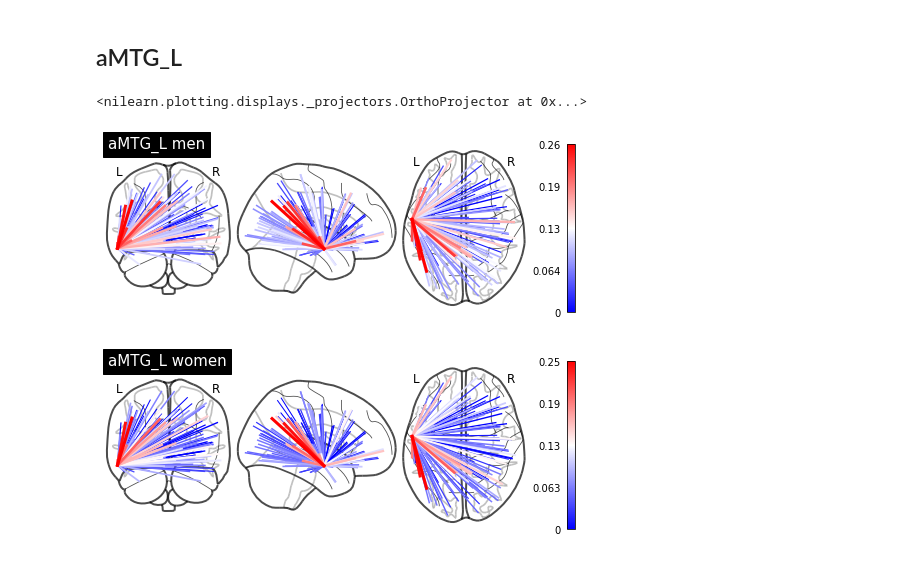
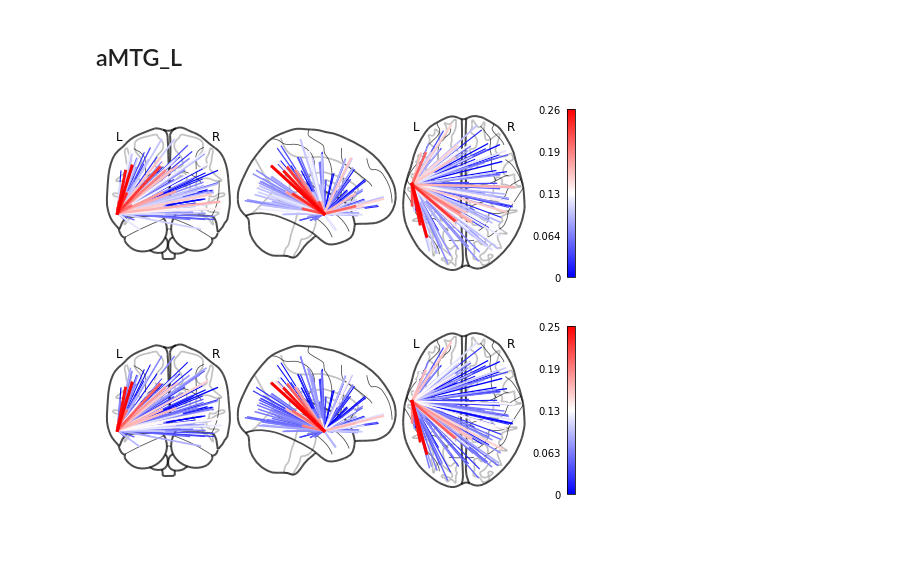
Before and after one commit to Xanthylajoie/sex_diff, a Jupyter notebook: connectomes_CB.ipynb, the cells around one changed output. Drawn from its saved outputs; the diff is of its cells as text; code cells hidden in the pictures.

```diff
--- a/connectomes_CB.ipynb
+++ b/connectomes_CB.ipynb
@@ -61,41 +61,40 @@ for i in label_female:
     correlation_brain_female.append(data[(i, "aMTG_L")])
 
 mean_correlation_male = np.mean(np.asarray(correlation_brain_male), axis=0)
 mean_correlation_male_zero = np.insert(mean_correlation_male, 0, 0)
 
 mean_correlation_female = np.mean(np.asarray(correlation_brain_female), axis=0)
 mean_correlation_female_zero = np.insert(mean_correlation_female, 0, 0)
 
 
 correlation_matrix_aMTG_male = np.zeros((149, 149))
 correlation_matrix_aMTG_male[0,:] = mean_correlation_male_zero
 correlation_matrix_aMTG_male[:,0] = mean_correlation_male_zero
 
-plotting.plot_connectome(correlation_matrix_aMTG_male,
+fig_men = plotting.plot_connectome(correlation_matrix_aMTG_male,
                         np.insert(coordinates, 0, [-60, -6, -18], axis=0),
                         edge_vmin=0,
                         edge_vmax=np.max(correlation_matrix_aMTG_male),
                         display_mode="ortho", node_size = 0,
                         colorbar = True,
-                        title = "aMTG_L men",
-                        # edge_kwargs={"linewidth":0.15},
-                        )
+                        #title = "aMTG_L men",
+                         )
 
+fig_men.savefig("aMTG_L_Men.png", dpi= 300)
 
 correlation_matrix_aMTG_female = np.zeros((149, 149))
 correlation_matrix_aMTG_female[0,:] = mean_correlation_female_zero
 correlation_matrix_aMTG_female[:,0] = mean_correlation_female_zero
 
-plotting.plot_connectome(correlation_matrix_aMTG_female,
+fig_women = plotting.plot_connectome(correlation_matrix_aMTG_female,
                         np.insert(coordinates, 0, [-60, -6, -18], axis=0),
                         edge_vmin=0,
                         edge_vmax=np.max(correlation_matrix_aMTG_female),
                         display_mode="ortho", node_size = 0,
                         colorbar = True,
-                        title = "aMTG_L women",
-                        # edge_kwargs={"linewidth":0.15},
-                        )
+                        #title = "aMTG_L women"
+                         )
+fig_women.savefig("aMTG_L_Women.png", dpi= 300)
 # %% [output]
-<nilearn.plotting.displays._projectors.OrthoProjector at 0x...>
-[figure, old version]
+[figure, new version]
-[figure, old version]
+[figure, new version]
```
Also changed, not shown: parts of 14 cells of this notebook, 16 other files.
